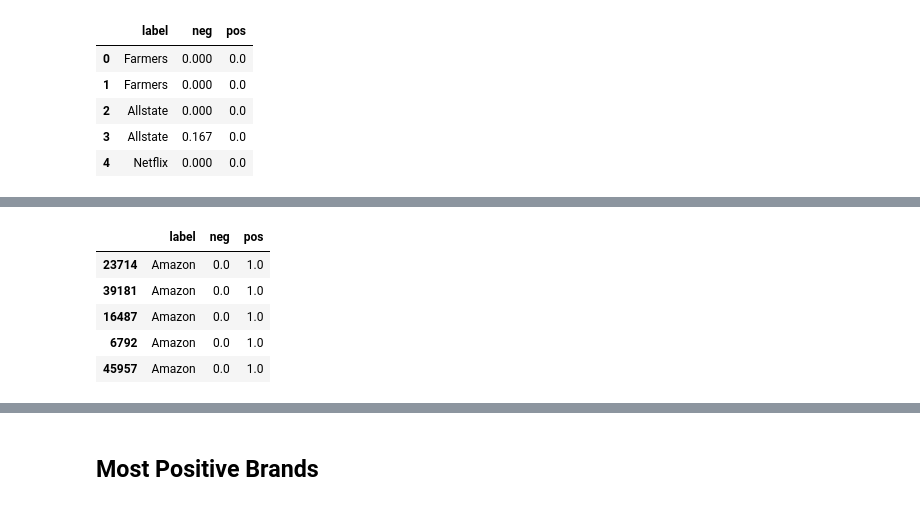
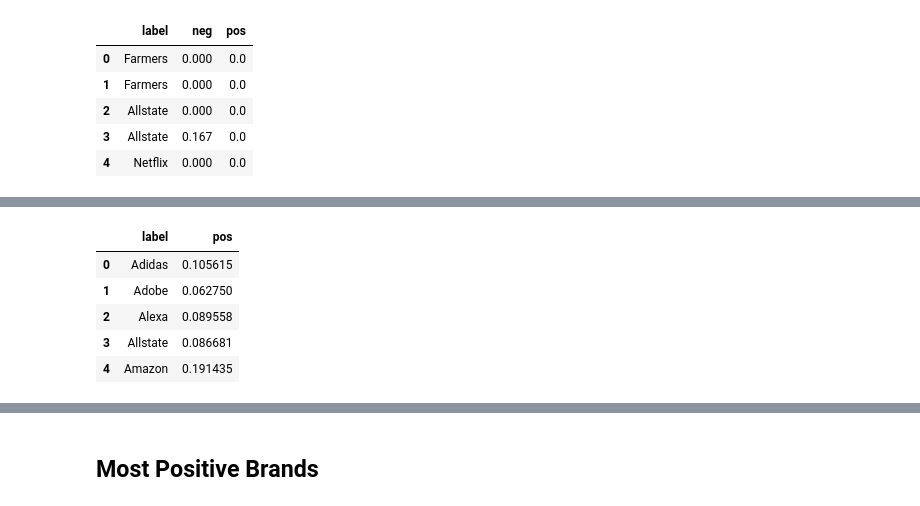
Before and after one commit to albertolovell/closed_caption_classifier, a Jupyter notebook: capstone.ipynb, the cells around one changed output, grey strips where cells are left out. Drawn from its saved outputs; the diff is of its cells as text; code cells hidden in the pictures.

```diff
--- a/capstone.ipynb
+++ b/capstone.ipynb
@@ -419,3 +504,6 @@ sentiments.head()
 | 2 | Allstate | 0.000 | 0.0 |
 | 3 | Allstate | 0.167 | 0.0 |
 | 4 | Netflix | 0.000 | 0.0 |
+# %%
+grouped = sentiments.groupby(['label'], as_index=False).mean()
+grouped.head()
@@ -422,10 +527,10 @@ sentiments.head()
 # %%
-positive = sentiments.sort_values('pos', ascending=False)
+positive = grouped[['label', 'pos']]
 positive.head()
 # %% [output]
-|  | label | neg | pos |
-| 23714 | Amazon | 0.0 | 1.0 |
-| 39181 | Amazon | 0.0 | 1.0 |
-| 16487 | Amazon | 0.0 | 1.0 |
-| 6792 | Amazon | 0.0 | 1.0 |
-| 45957 | Amazon | 0.0 | 1.0 |
+|  | label | pos |
+| 0 | Adidas | 0.105615 |
+| 1 | Adobe | 0.062750 |
+| 2 | Alexa | 0.089558 |
+| 3 | Allstate | 0.086681 |
+| 4 | Amazon | 0.191435 |
```
Also changed, not shown: parts of 26 cells of this notebook, 2 other files.
